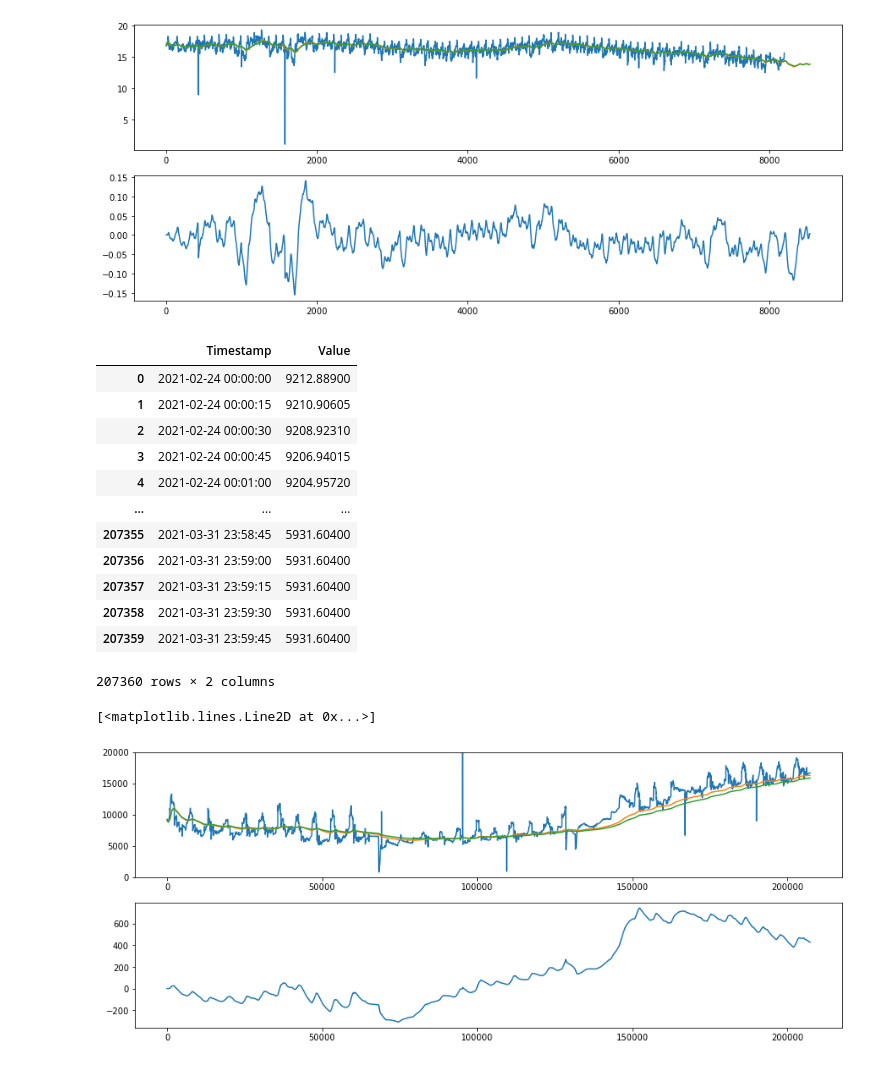
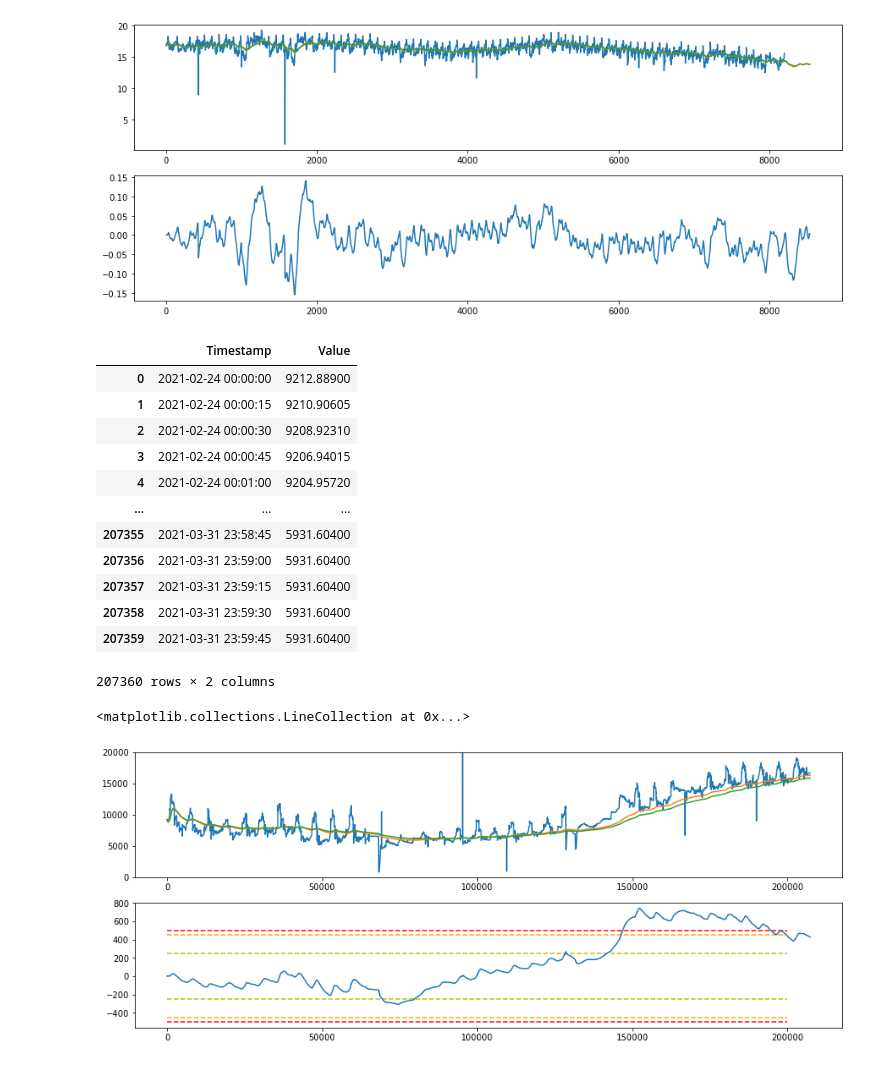
Before and after one commit to nacekoprivec/anomaly-detection, a Jupyter notebook: notebooks/Untitled.ipynb, the cells around one changed output. Cells and saved outputs as stored; diff of their text form; code cells hidden in the pictures.

```diff
--- a/notebooks/Untitled.ipynb
+++ b/notebooks/Untitled.ipynb
@@ -91,32 +91,35 @@ for i in range(100000, len(toplot)):
 
 toplot = pd.DataFrame(toplot)
 fig, ax = plt.subplots(2, 1, figsize = (15, 6))
 ax[0].plot(toplot)
 ax[0].set_ylim([0, 20000])
 
 def ema(values, period):
     return values.ewm(span=period).mean()
 
 period1 = 20000
 period2 = 30000
 
 ax[0].plot(ema(toplot,period1))
 ax[0].plot(ema(toplot,period2))
 
 ax[1].plot((ema(toplot, period1) - ema(toplot, period2)))
+ax[1].hlines([-500, 500], 0, 200000, color = 'r', linestyle = '--')
+ax[1].hlines([-450, 450], 0, 200000, color = 'orange', linestyle = '--')
+ax[1].hlines([-250, 250], 0, 200000, color = 'y', linestyle = '--')
 # %% [output]
 |  | Timestamp | Value |
 | 0 | 2021-02-24 00:00:00 | 9212.88900 |
 | 1 | 2021-02-24 00:00:15 | 9210.90605 |
 | 2 | 2021-02-24 00:00:30 | 9208.92310 |
 | 3 | 2021-02-24 00:00:45 | 9206.94015 |
 | 4 | 2021-02-24 00:01:00 | 9204.95720 |
 | ... | ... | ... |
 | 207355 | 2021-03-31 23:58:45 | 5931.60400 |
 | 207356 | 2021-03-31 23:59:00 | 5931.60400 |
 | 207357 | 2021-03-31 23:59:15 | 5931.60400 |
 | 207358 | 2021-03-31 23:59:30 | 5931.60400 |
 | 207359 | 2021-03-31 23:59:45 | 5931.60400 |
 207360 rows × 2 columns
-[<matplotlib.lines.Line2D at 0x...>]
+<matplotlib.collections.LineCollection at 0x...>
-[figure, old version]
+[figure, new version]
```
Also changed, not shown: 5 other files.
